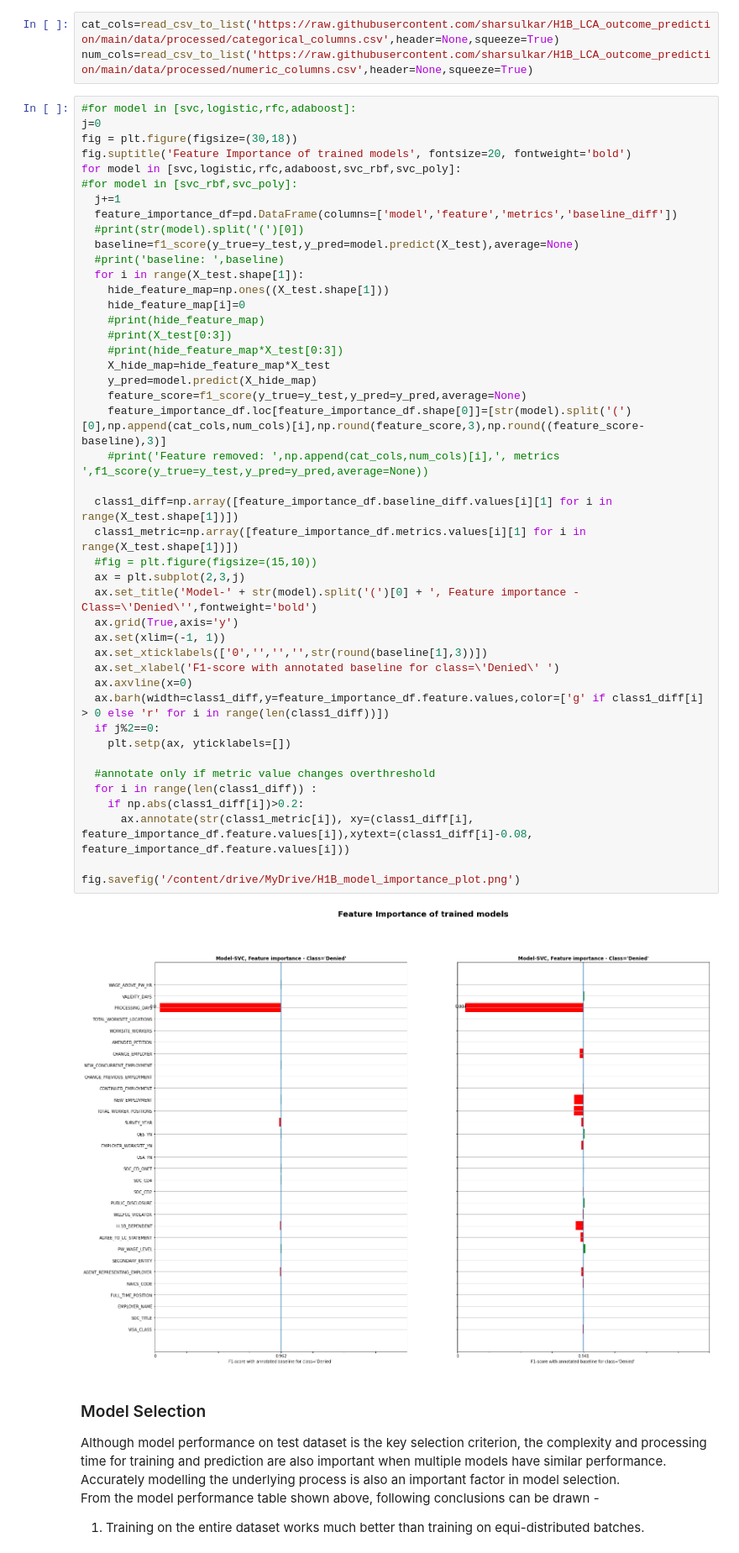
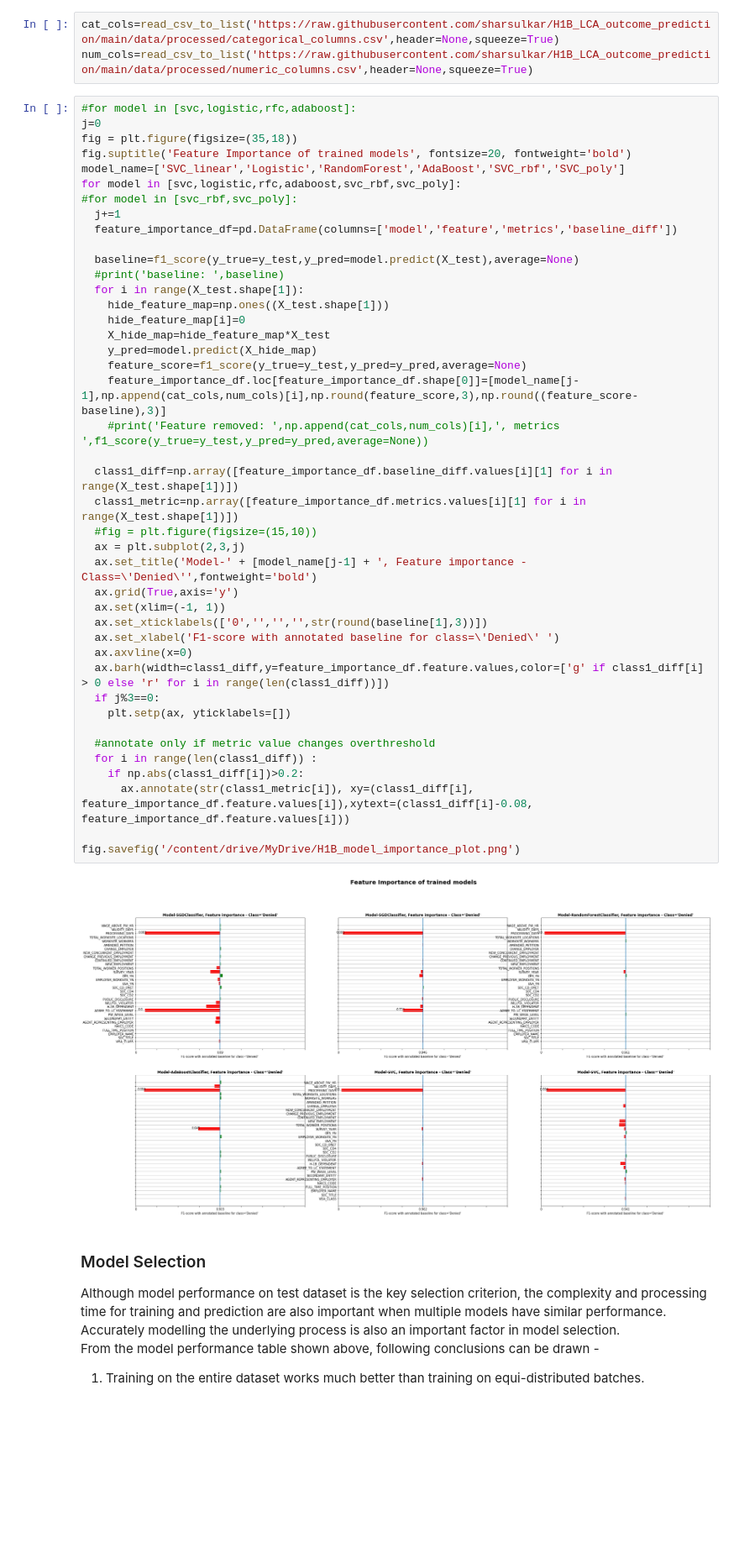
Before and after one commit to sharsulkar/H1B_LCA_outcome_prediction, a Jupyter notebook: prototyping/notebooks/04_sh_select_model.ipynb, the cells around one changed output. Shown at 84% size. Cells and saved outputs as stored; diff of their text form; blank space fills up the shorter version.

```diff
--- a/prototyping/notebooks/04_sh_select_model.ipynb
+++ b/prototyping/notebooks/04_sh_select_model.ipynb
@@ -197,49 +197,47 @@ num_cols=read_csv_to_list('https://raw.githubusercontent.com/sharsulkar/H1B_LCA_
 # %%
 #for model in [svc,logistic,rfc,adaboost]:
 j=0
-fig = plt.figure(figsize=(30,18))
+fig = plt.figure(figsize=(35,18))
 fig.suptitle('Feature Importance of trained models', fontsize=20, fontweight='bold')
+model_name=['SVC_linear','Logistic','RandomForest','AdaBoost','SVC_rbf','SVC_poly']
 for model in [svc,logistic,rfc,adaboost,svc_rbf,svc_poly]:
 #for model in [svc_rbf,svc_poly]:
   j+=1
   feature_importance_df=pd.DataFrame(columns=['model','feature','metrics','baseline_diff'])
-  #print(str(model).split('(')[0])
+
   baseline=f1_score(y_true=y_test,y_pred=model.predict(X_test),average=None)
   #print('baseline: ',baseline)
   for i in range(X_test.shape[1]):
     hide_feature_map=np.ones((X_test.shape[1]))
     hide_feature_map[i]=0
-    #print(hide_feature_map)
-    #print(X_test[0:3])
-    #print(hide_feature_map*X_test[0:3])
     X_hide_map=hide_feature_map*X_test
     y_pred=model.predict(X_hide_map)
     feature_score=f1_score(y_true=y_test,y_pred=y_pred,average=None)
-    feature_importance_df.loc[feature_importance_df.shape[0]]=[str(model).split('(')[0],np.append(cat_cols,num_cols)[i],np.round(feature_score,3),np.round((feature_score-baseline),3)]
+    feature_importance_df.loc[feature_importance_df.shape[0]]=[model_name[j-1],np.append(cat_cols,num_cols)[i],np.round(feature_score,3),np.round((feature_score-baseline),3)]
     #print('Feature removed: ',np.append(cat_cols,num_cols)[i],', metrics ',f1_score(y_true=y_test,y_pred=y_pred,average=None))
 
   class1_diff=np.array([feature_importance_df.baseline_diff.values[i][1] for i in range(X_test.shape[1])])
   class1_metric=np.array([feature_importance_df.metrics.values[i][1] for i in range(X_test.shape[1])])
   #fig = plt.figure(figsize=(15,10))
   ax = plt.subplot(2,3,j)
-  ax.set_title('Model-' + str(model).split('(')[0] + ', Feature importance - Class=\'Denied\'',fontweight='bold')
+  ax.set_title('Model-' + [model_name[j-1] + ', Feature importance - Class=\'Denied\'',fontweight='bold')
   ax.grid(True,axis='y')
   ax.set(xlim=(-1, 1))
   ax.set_xticklabels(['0','','','',str(round(baseline[1],3))])
   ax.set_xlabel('F1-score with annotated baseline for class=\'Denied\' ')
   ax.axvline(x=0)
   ax.barh(width=class1_diff,y=feature_importance_df.feature.values,color=['g' if class1_diff[i] > 0 else 'r' for i in range(len(class1_diff))])
-  if j%2==0:
+  if j%3==0:
     plt.setp(ax, yticklabels=[])
 
   #annotate only if metric value changes overthreshold
   for i in range(len(class1_diff)) :
     if np.abs(class1_diff[i])>0.2:
       ax.annotate(str(class1_metric[i]), xy=(class1_diff[i], feature_importance_df.feature.values[i]),xytext=(class1_diff[i]-0.08, feature_importance_df.feature.values[i]))
 
 fig.savefig('/content/drive/MyDrive/H1B_model_importance_plot.png')
 # %% [output]
-[figure, old version]
+[figure, new version]
 # %% [markdown]
 ### Model Selection
 Although model performance on test dataset is the key selection criterion, the complexity and processing time for training and prediction are also important when multiple models have similar performance. Accurately modelling the underlying process is also an important factor in model selection.
```
